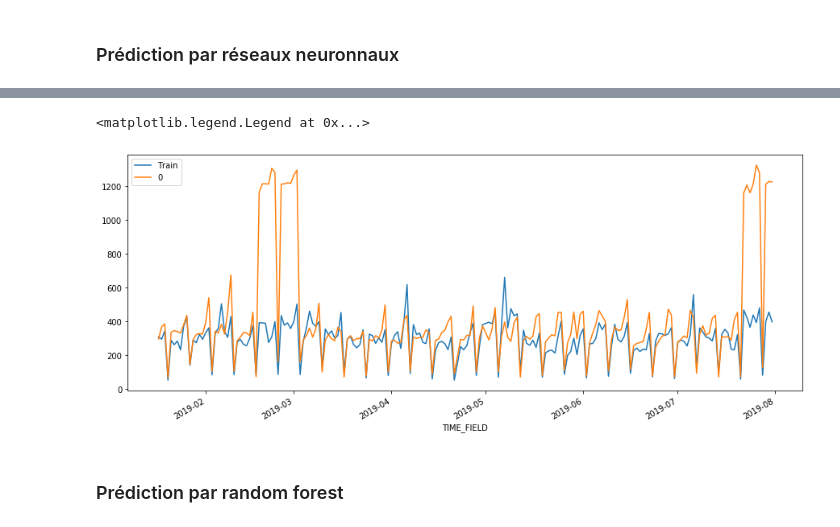
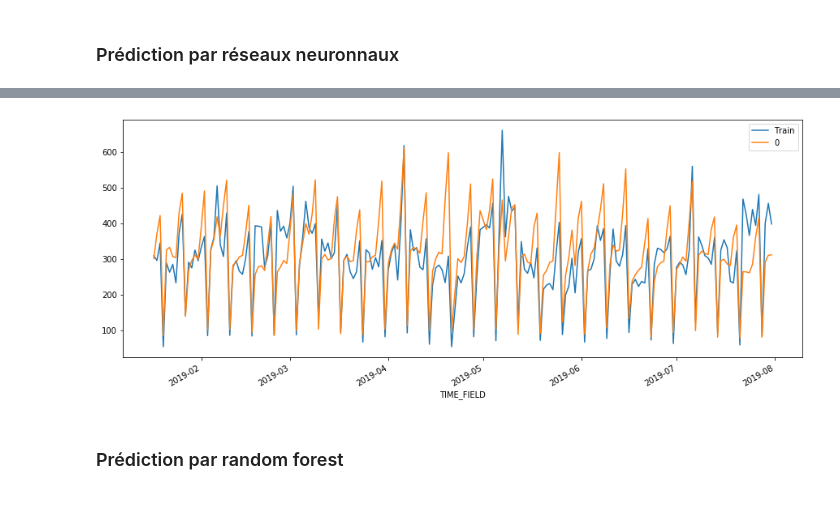
Before and after one commit to ReihanMazouz/ProjetPrevisionDeVentes, a Jupyter notebook: ProjetDataAnalysisPython/PredictionDeVentes.ipynb, the cells around one changed output, grey strips where cells are left out. Cells and saved outputs as stored; diff of their text form; code cells hidden in the pictures.

```diff
--- a/ProjetDataAnalysisPython/PredictionDeVentes.ipynb
+++ b/ProjetDataAnalysisPython/PredictionDeVentes.ipynb
@@ -344,6 +345,14 @@ def ErreurSur7jours(yPred,yTrue):
             moyenneErreurSemaine=pourcentageErreur(mean(sumSemaineTrue),mean(sumSemainePred))
             sumPercent.append(moyenneErreurSemaine)
     return(sumPercent)
+
+def plotThePrevision(yPred,yTrue):
+    yPred=pd.DataFrame(yPred)
+    yPred=yPred.set_index(y_val.index)
+    plt.figure(figsize=(15, 6))
+    ax = yTrue.plot(label='Train')
+    yPred.plot(ax=ax , label='Valeur prédite')
+    plt.legend()
 # %% [markdown]
 ### Prédiction par réseaux neuronnaux
 # %%
@@ -416,13 +427,7 @@ pourcentage d erreur supérieur à  10 % : 25.925925925925924 %
-# %%
-y_val_pred_nn=pd.DataFrame(y_val_pred_nn)
-y_val_pred_nn=y_val_pred_rf.set_index(y_val.index)
-plt.figure(figsize=(15, 6))
-ax = y_val.plot(label='Train')
-y_val_pred_nn.plot(ax=ax , label='Valeur prédite')
-plt.legend()
-# %% [output]
-<matplotlib.legend.Legend at 0x...>
-[figure, removed]
+# %%
+plotThePrevision(y_val_pred_nn,y_val)
+# %% [output]
+[figure, added]
 # %% [markdown]
 ### Prédiction par random forest
 # %%
```
Also changed, not shown: parts of 39 cells of this notebook.
